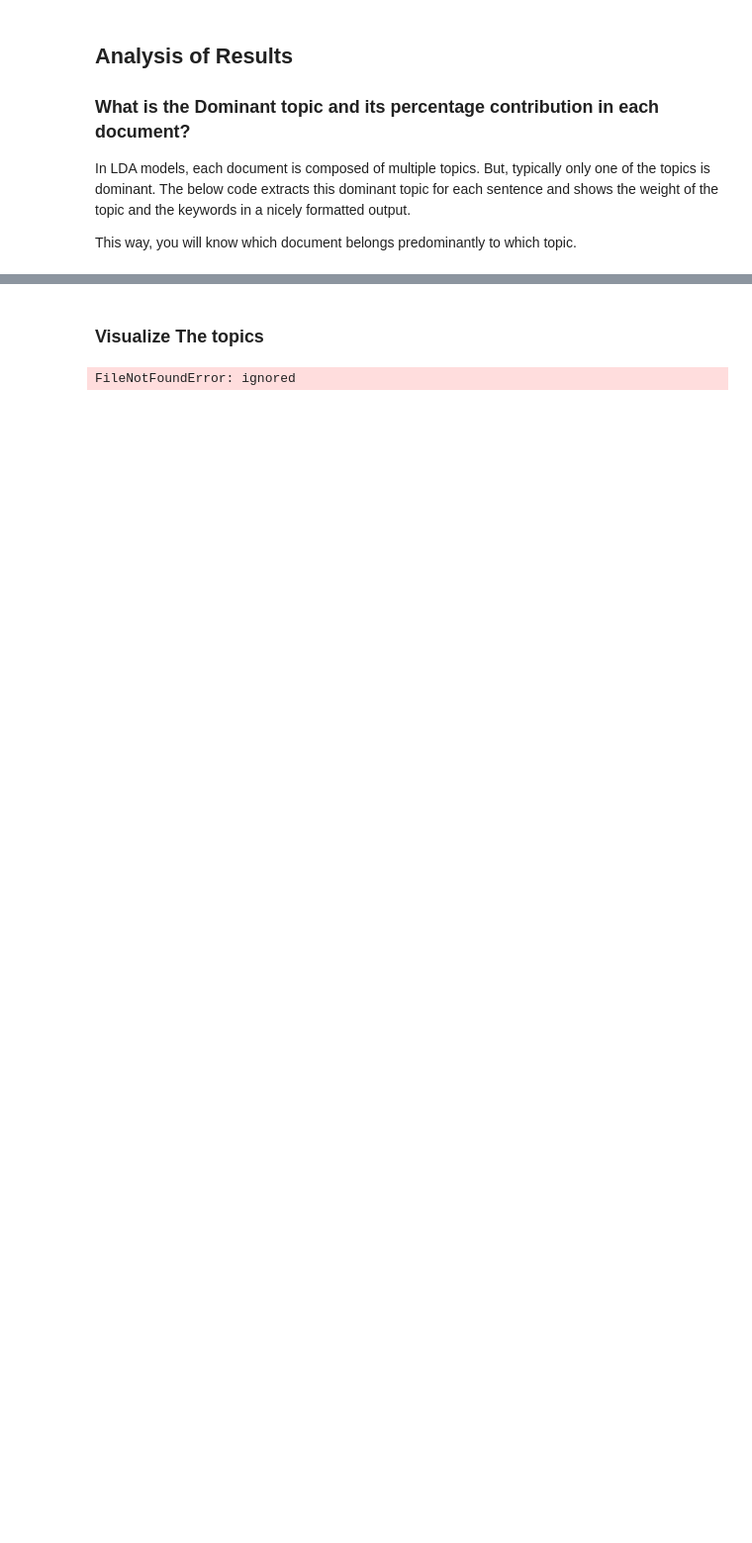
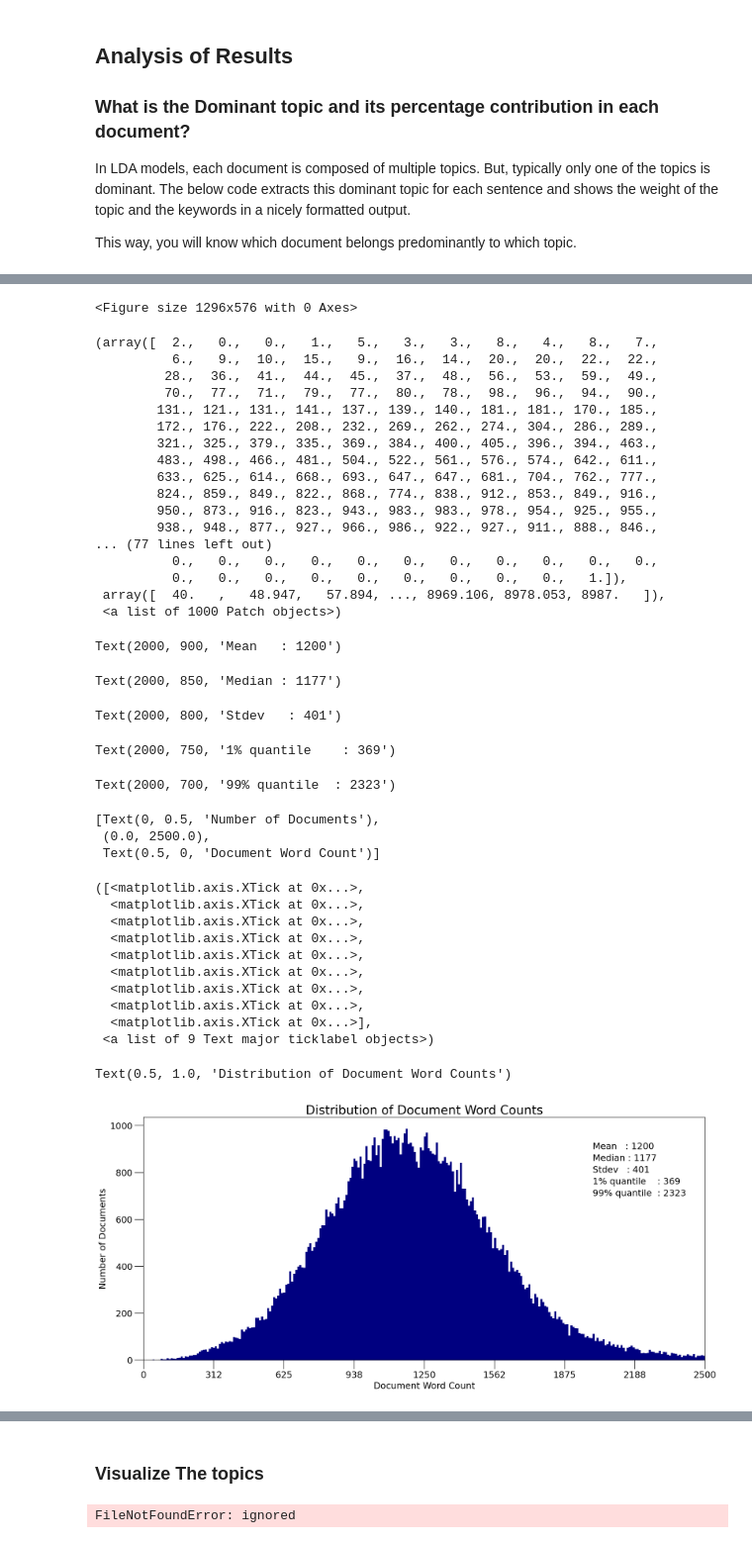
Before and after one commit to jrakhshanda/Bayesian-Methods, a Jupyter notebook: Topic_Modelling.ipynb, the cells around one changed output, grey strips where cells are left out. Shown: that part at 99% size. Saved outputs shown, nothing was run; the diff lists cells and outputs as text; code cells hidden in the pictures; blank space fills up the shorter version.

```diff
--- a/Topic_Modelling.ipynb
+++ b/Topic_Modelling.ipynb
@@ -129,5 +139,6 @@ def preprocess(text):
 # %%
 tokens = [preprocess(i) for i in df['Text']]
 # %%
-save_object('/content/drive/MyDrive/models','topic_tokens',tokens)
+#save_object('/content/drive/MyDrive/models','topic_tokens',tokens)
+tokens = load_object('/content/drive/MyDrive/models','topic_tokens')
 # %% [output]
@@ -256,0 +229,5 @@ sent_topics_sorteddf_mallet.head(10)
+# %%
+#save_csv('/content/drive/MyDrive/data','dominant_topics',df_dominant_topic)
+#df_dominant_topic = load_csv('/content/drive/MyDrive/data','dominant_topics')
+pd.options.display.max_colwidth = 100
+df_dominant = df_dominant_topic.copy()
@@ -256,0 +238,58 @@ sent_topics_sorteddf_mallet.head(10)
+# %%
+doc_lens = [len(d) for d in df_dominant.Text]
+
+# Plot
+plt.figure(figsize=(18,8))
+plt.rcParams.update({'font.size': 16})
+# plt.figure(figsize=(16,7), dpi=160)
+plt.hist(doc_lens, bins = 1000, color='navy')
+plt.text(2000, 900, "Mean   : " + str(round(np.mean(doc_lens))))
+plt.text(2000,  850, "Median : " + str(round(np.median(doc_lens))))
+plt.text(2000,  800, "Stdev   : " + str(round(np.std(doc_lens))))
+plt.text(2000,  750, "1% quantile    : " + str(round(np.quantile(doc_lens, q=0.01))))
+plt.text(2000,  700, "99% quantile  : " + str(round(np.quantile(doc_lens, q=0.99))))
+
+plt.gca().set(xlim=(0, 2500), ylabel='Number of Documents', xlabel='Document Word Count')
+plt.tick_params(size=16)
+plt.xticks(np.linspace(0,2500,9))
+plt.title('Distribution of Document Word Counts', fontdict=dict(size=22))
+plt.savefig('/content/drive/MyDrive/plots/distribution_word_counts.png')
+# %% [output]
+<Figure size 1296x576 with 0 Axes>
+(array([  2.,   0.,   0.,   1.,   5.,   3.,   3.,   8.,   4.,   8.,   7.,
+          6.,   9.,  10.,  15.,   9.,  16.,  14.,  20.,  20.,  22.,  22.,
+         28.,  36.,  41.,  44.,  45.,  37.,  48.,  56.,  53.,  59.,  49.,
+         70.,  77.,  71.,  79.,  77.,  80.,  78.,  98.,  96.,  94.,  90.,
+        131., 121., 131., 141., 137., 139., 140., 181., 181., 170., 185.,
+        172., 176., 222., 208., 232., 269., 262., 274., 304., 286., 289.,
+        321., 325., 379., 335., 369., 384., 400., 405., 396., 394., 463.,
+        483., 498., 466., 481., 504., 522., 561., 576., 574., 642., 611.,
+        633., 625., 614., 668., 693., 647., 647., 681., 704., 762., 777.,
+        824., 859., 849., 822., 868., 774., 838., 912., 853., 849., 916.,
+        950., 873., 916., 823., 943., 983., 983., 978., 954., 925., 955.,
+        938., 948., 877., 927., 966., 986., 922., 927., 911., 888., 846.,
+... (77 lines left out)
+          0.,   0.,   0.,   0.,   0.,   0.,   0.,   0.,   0.,   0.,   0.,
+          0.,   0.,   0.,   0.,   0.,   0.,   0.,   0.,   0.,   1.]),
+ array([  40.   ,   48.947,   57.894, ..., 8969.106, 8978.053, 8987.   ]),
+ <a list of 1000 Patch objects>)
+Text(2000, 900, 'Mean   : 1200')
+Text(2000, 850, 'Median : 1177')
+Text(2000, 800, 'Stdev   : 401')
+Text(2000, 750, '1% quantile    : 369')
+Text(2000, 700, '99% quantile  : 2323')
+[Text(0, 0.5, 'Number of Documents'),
+ (0.0, 2500.0),
+ Text(0.5, 0, 'Document Word Count')]
+([<matplotlib.axis.XTick at 0x...>,
+  <matplotlib.axis.XTick at 0x...>,
+  <matplotlib.axis.XTick at 0x...>,
+  <matplotlib.axis.XTick at 0x...>,
+  <matplotlib.axis.XTick at 0x...>,
+  <matplotlib.axis.XTick at 0x...>,
+  <matplotlib.axis.XTick at 0x...>,
+  <matplotlib.axis.XTick at 0x...>,
+  <matplotlib.axis.XTick at 0x...>],
+ <a list of 9 Text major ticklabel objects>)
+Text(0.5, 1.0, 'Distribution of Document Word Counts')
+[figure, added]
```
Also changed, not shown: parts of 11 cells of this notebook.
